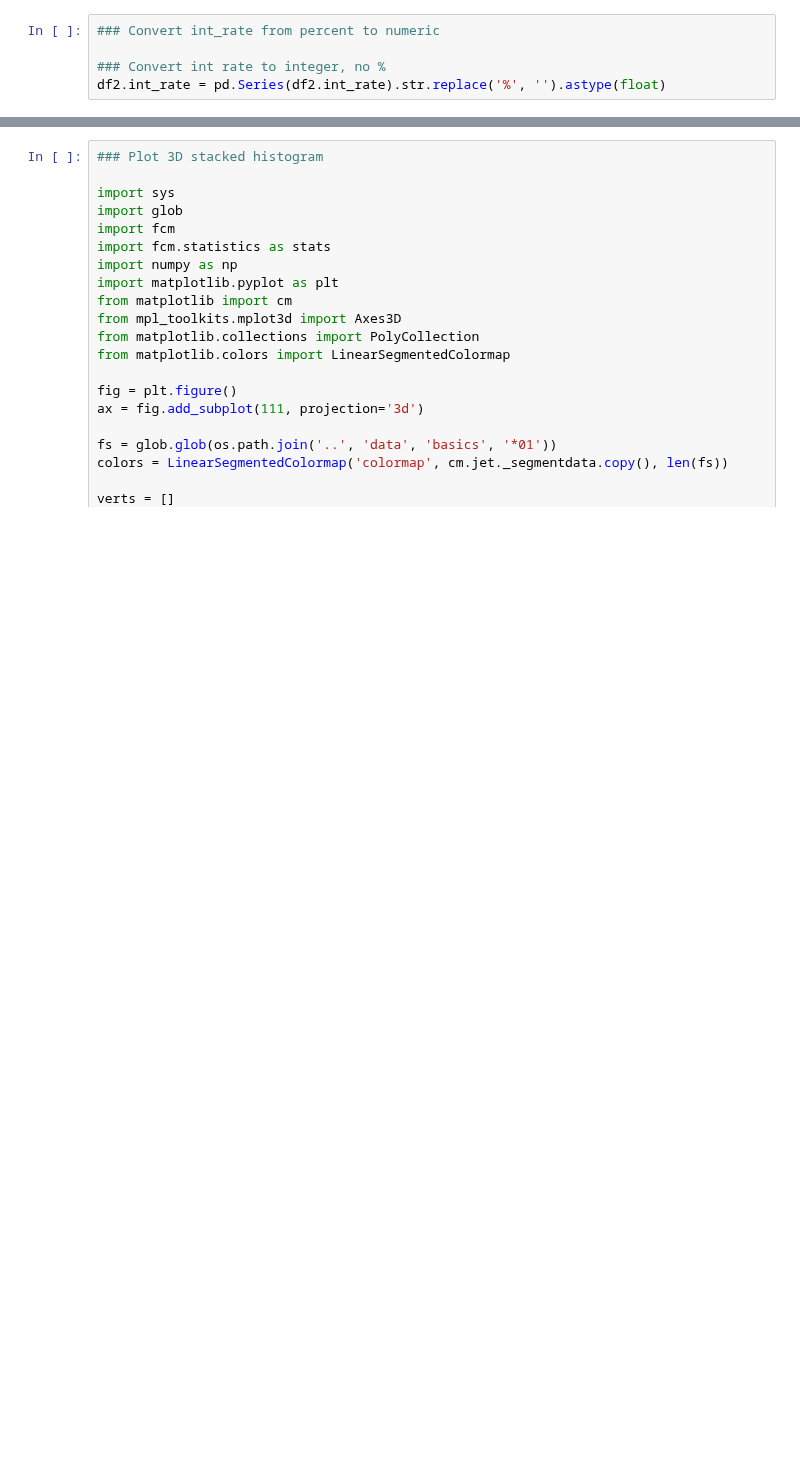
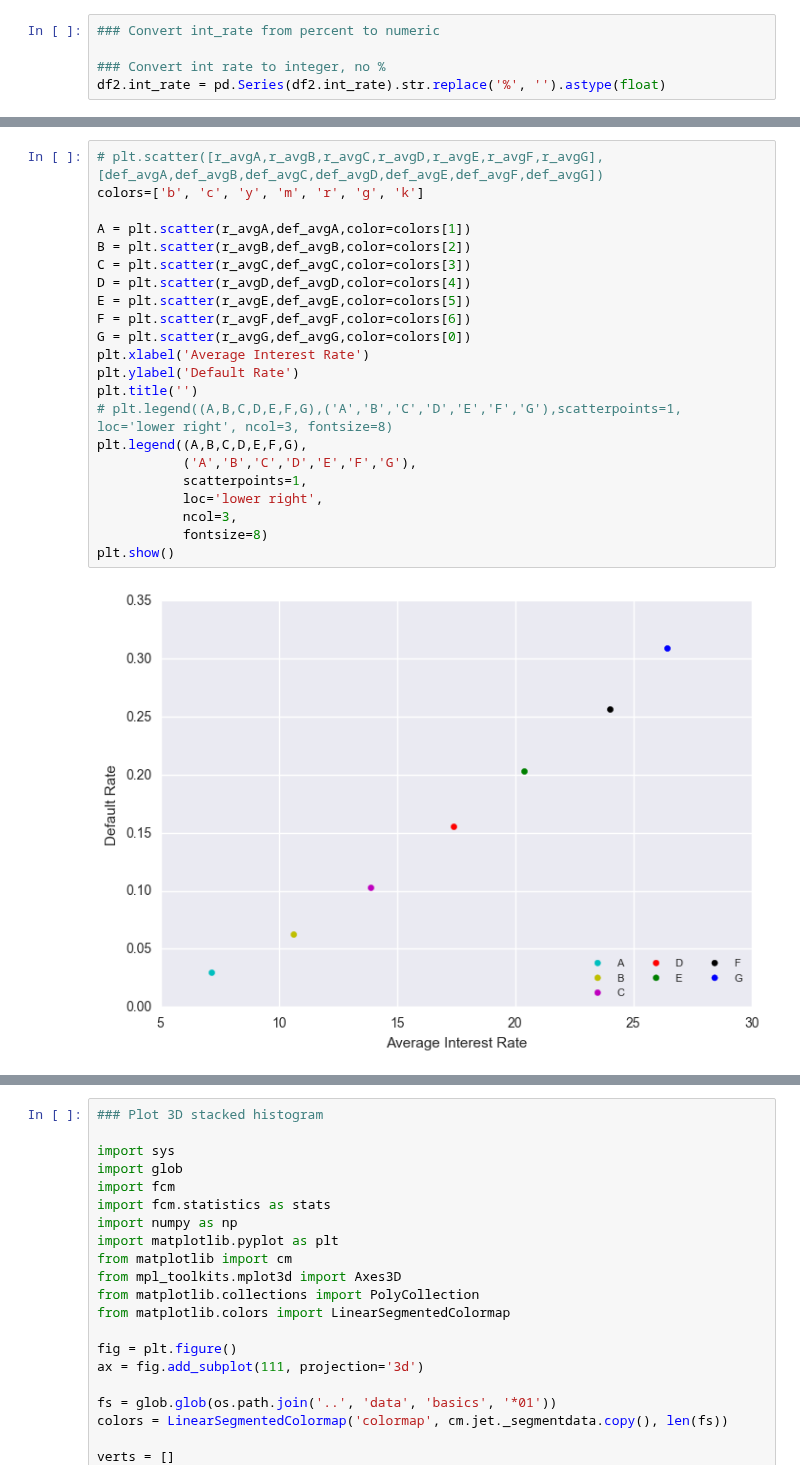
Before and after one commit to j-linx/Insight, a Jupyter notebook: LendingClub_Database_clean_Graphs.ipynb, the cells around one changed output, grey strips where cells are left out. Drawn from its saved outputs; the diff is of its cells as text; blank space fills up the shorter version.

```diff
--- a/LendingClub_Database_clean_Graphs.ipynb
+++ b/LendingClub_Database_clean_Graphs.ipynb
@@ -140,0 +217,24 @@ df2.int_rate = pd.Series(df2.int_rate).str.replace('%', '').astype(float)
+# %%
+# plt.scatter([r_avgA,r_avgB,r_avgC,r_avgD,r_avgE,r_avgF,r_avgG], [def_avgA,def_avgB,def_avgC,def_avgD,def_avgE,def_avgF,def_avgG])
+colors=['b', 'c', 'y', 'm', 'r', 'g', 'k']
+
+A = plt.scatter(r_avgA,def_avgA,color=colors[1])
+B = plt.scatter(r_avgB,def_avgB,color=colors[2])
+C = plt.scatter(r_avgC,def_avgC,color=colors[3])
+D = plt.scatter(r_avgD,def_avgD,color=colors[4])
+E = plt.scatter(r_avgE,def_avgE,color=colors[5])
+F = plt.scatter(r_avgF,def_avgF,color=colors[6])
+G = plt.scatter(r_avgG,def_avgG,color=colors[0])
+plt.xlabel('Average Interest Rate')
+plt.ylabel('Default Rate')
+plt.title('')
+# plt.legend((A,B,C,D,E,F,G),('A','B','C','D','E','F','G'),scatterpoints=1, loc='lower right', ncol=3, fontsize=8)
+plt.legend((A,B,C,D,E,F,G),
+           ('A','B','C','D','E','F','G'),
+           scatterpoints=1,
+           loc='lower right',
+           ncol=3,
+           fontsize=8)
+plt.show()
+# %% [output]
+[figure, added]
```
Also changed, not shown: parts of 7 cells of this notebook, 1 other file.
